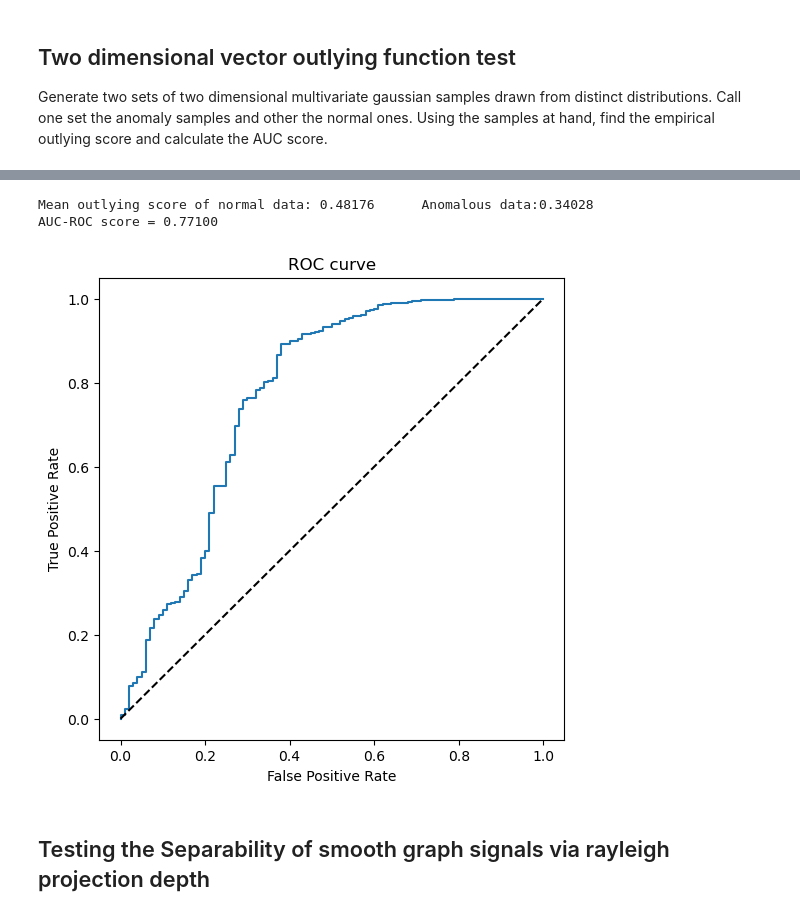
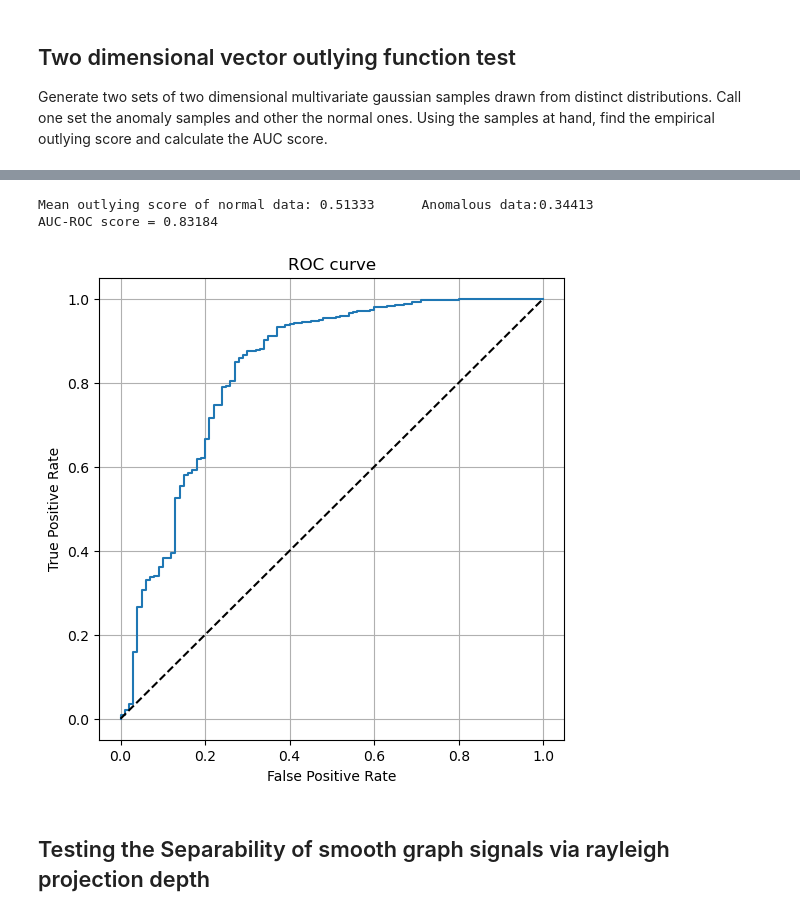
Before and after one commit to indibi/TensorAnomalyDetection, a Jupyter notebook: testbench/NYTaxiData.ipynb, the cells around one changed output, grey strips where cells are left out. Drawn from its saved outputs; the diff is of its cells as text; code cells hidden in the pictures.

```diff
--- a/testbench/NYTaxiData.ipynb
+++ b/testbench/NYTaxiData.ipynb
@@ -18,13 +20,13 @@ annos =100
 rng = np.random.default_rng(0)
 cov = np.array([[3,1.5],[1.5,3]])
 cov2 = np.array([[5,-1],[-1,2]])
-mean = np.array([0,0])
+mean = np.array([1,-1])
 mean2= np.array([-2,2])
 sn = rng.multivariate_normal(mean,cov,nos).T
 an = rng.multivariate_normal(mean2,cov2,annos).T
 of = np.zeros((nos,1))
 af = np.zeros((annos,1))
 for i in range(nos):
-    of[i] = 1/(1+vector_outlying_score(sn[:,i],sn))
+    of[i] = 1/(1+vector_outlying_score(sn[:,i],np.concatenate((sn,an),1)))
 for i in range(annos):
-    af[i] = 1/(1+vector_outlying_score(an[:,i],sn))
+    af[i] = 1/(1+vector_outlying_score(an[:,i],np.concatenate((sn,an),1)))
@@ -69,26 +63,26 @@ axe.legend()
 # %%
 print(f"Mean outlying score of normal data: {np.mean(of):.5f}\t Anomalous data:{np.mean(af):.5f}")
 y = np.ones((nos+annos,1))
 pred = np.zeros((nos+annos,1))
 pred[:nos] = of
 pred[nos:] = af
 y[nos:]=0
 fpr, tpr, thresholds = metrics.roc_curve(y,pred,pos_label=1)
 print(f"AUC-ROC score = {metrics.auc(fpr,tpr):.5f}")
 fig, ax = plt.subplots(figsize=(6,6))
 ax.plot(fpr,tpr)
 ax.plot([0, 1], [0, 1], "k--", label="chance level (AUC = 0.5)")
 ax.set(
     xlim=[-0.05, 1.05],
     ylim=[-0.05, 1.05],
     xlabel="False Positive Rate",
     ylabel="True Positive Rate",
-    title="ROC curve",
-);
+    title="ROC curve",);
+ax.grid()
 # %% [output]
-Mean outlying score of normal data: 0.48176      Anomalous data:0.34028
-AUC-ROC score = 0.77100
+Mean outlying score of normal data: 0.51333      Anomalous data:0.34413
+AUC-ROC score = 0.83184
-[figure, old version]
+[figure, new version]
 # %% [markdown]
 ## Testing the Separability of smooth graph signals via rayleigh projection depth
 # %%
```
Also changed, not shown: parts of 16 cells of this notebook, 13 other files.
